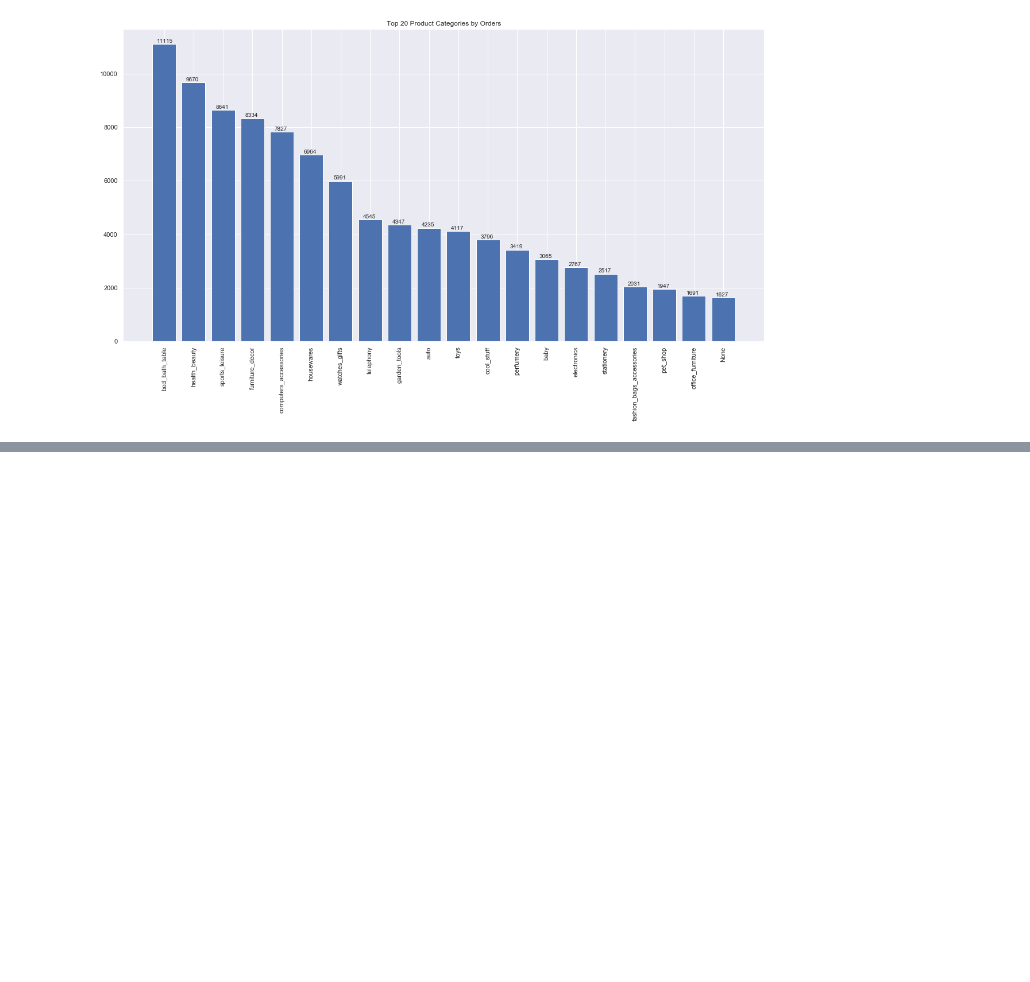
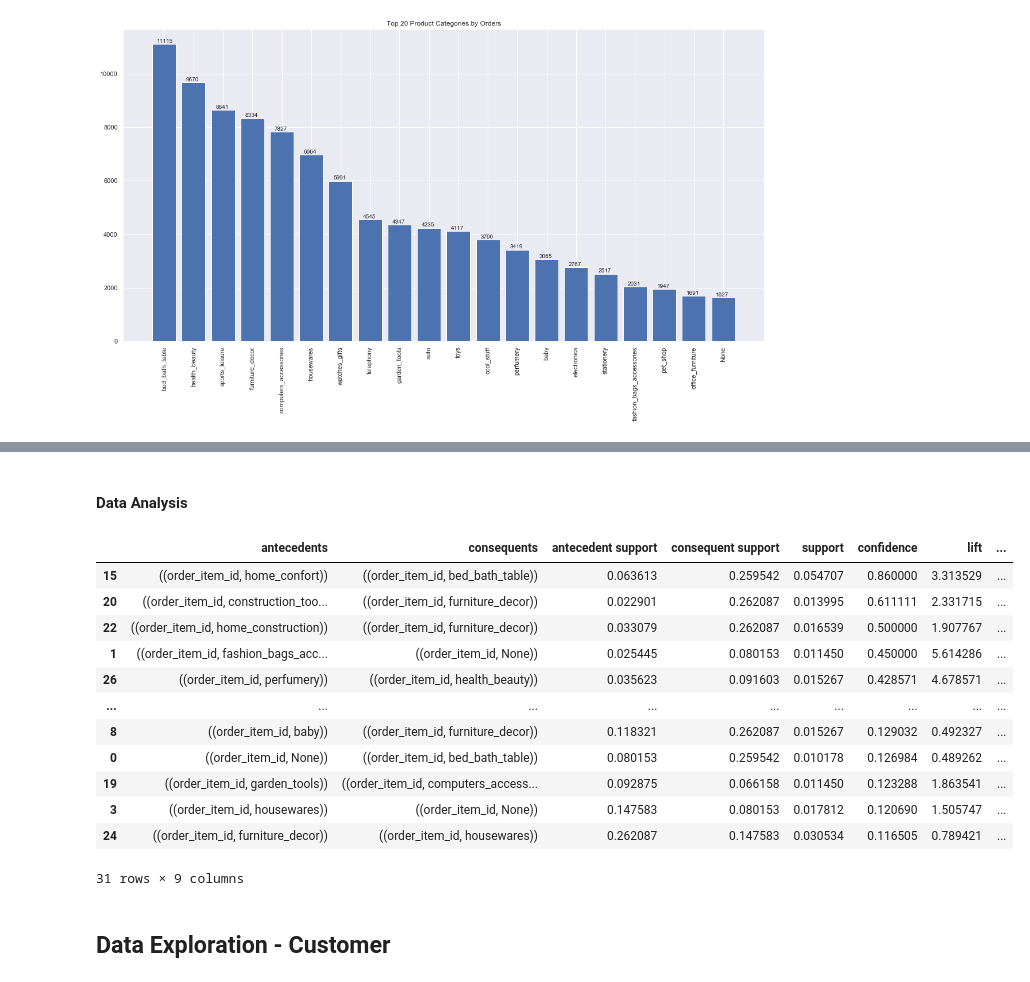
Before and after one commit to Women-in-Data-Science-Taipei/2020-WiDS-Taipei-MLCC-Workshop, a Jupyter notebook: data_exploration/exploration.ipynb, the cells around one changed output, grey strips where cells are left out. Saved outputs shown, nothing was run; the diff lists cells and outputs as text; code cells hidden in the pictures; blank space fills up the shorter version.

```diff
--- a/data_exploration/exploration.ipynb
+++ b/data_exploration/exploration.ipynb
@@ -329,0 +350,18 @@ for i, value in enumerate(order_product_values):
+# %%
+# Transforming the data into the correct format
+basket = order_products.groupby(['order_id', 'product_category_name'])[['order_item_id']] \
+            .sum() \
+            .unstack() \
+            .reset_index() \
+            .fillna(0) \
+            .set_index('order_id')
+
+# recode all multiple purchases to 1
+def encode_units(x):
+    if x <= 0:
+        return 0
+    if x >= 1:
+        return 1
+
+basket_sets = basket.applymap(encode_units)
+basket_sets.head()
@@ -329,0 +378,4 @@ for i, value in enumerate(order_product_values):
+# %%
+# remove all orders with less than 2 different categories
+basket_sets = basket_sets[basket_sets.sum(axis=1) > 1]
+basket_sets
@@ -329,0 +398,24 @@ for i, value in enumerate(order_product_values):
+# %% [markdown]
+#### Data Analysis
+# %%
+frequent_itemsets = apriori(basket_sets, min_support=0.01, use_colnames = True)
+rules = association_rules(frequent_itemsets, metric='confidence', min_threshold=0.1)
+
+df_results1 = pd.DataFrame(rules)
+df_results1.sort_values(["confidence"],ascending=False)
+# %% [output]
+|  | antecedents | consequents | antecedent support | consequent support | support | confidence | lift | ... |
+| 15 | ((order_item_id, home_confort)) | ((order_item_id, bed_bath_table)) | 0.063613 | 0.259542 | 0.054707 | 0.860000 | 3.313529 | ... |
+| 20 | ((order_item_id, construction_too... | ((order_item_id, furniture_decor)) | 0.022901 | 0.262087 | 0.013995 | 0.611111 | 2.331715 | ... |
+| 22 | ((order_item_id, home_construction)) | ((order_item_id, furniture_decor)) | 0.033079 | 0.262087 | 0.016539 | 0.500000 | 1.907767 | ... |
+| 1 | ((order_item_id, fashion_bags_acc... | ((order_item_id, None)) | 0.025445 | 0.080153 | 0.011450 | 0.450000 | 5.614286 | ... |
+| 26 | ((order_item_id, perfumery)) | ((order_item_id, health_beauty)) | 0.035623 | 0.091603 | 0.015267 | 0.428571 | 4.678571 | ... |
+| ... | ... | ... | ... | ... | ... | ... | ... | ... |
+| 8 | ((order_item_id, baby)) | ((order_item_id, furniture_decor)) | 0.118321 | 0.262087 | 0.015267 | 0.129032 | 0.492327 | ... |
+| 0 | ((order_item_id, None)) | ((order_item_id, bed_bath_table)) | 0.080153 | 0.259542 | 0.010178 | 0.126984 | 0.489262 | ... |
+| 19 | ((order_item_id, garden_tools)) | ((order_item_id, computers_access... | 0.092875 | 0.066158 | 0.011450 | 0.123288 | 1.863541 | ... |
+| 3 | ((order_item_id, housewares)) | ((order_item_id, None)) | 0.147583 | 0.080153 | 0.017812 | 0.120690 | 1.505747 | ... |
+| 24 | ((order_item_id, furniture_decor)) | ((order_item_id, housewares)) | 0.262087 | 0.147583 | 0.030534 | 0.116505 | 0.789421 | ... |
+31 rows × 9 columns
+# %% [markdown]
+## Data Exploration - Customer
```
Also changed, not shown: parts of 46 cells of this notebook.
